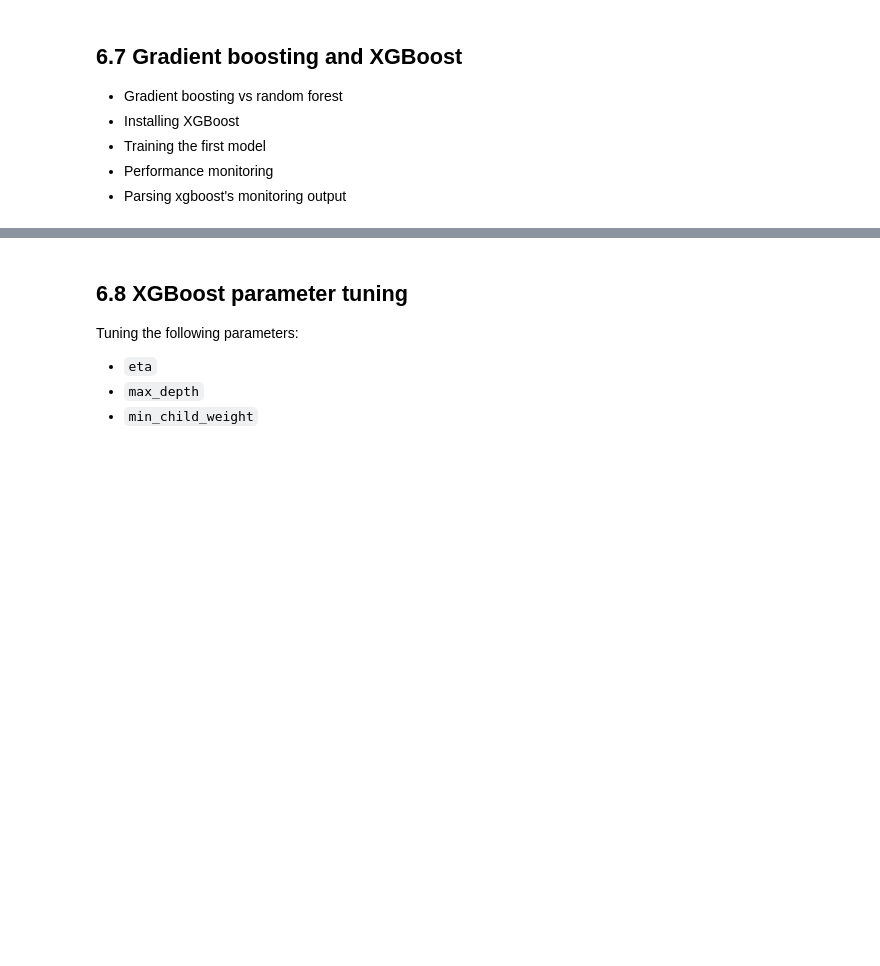
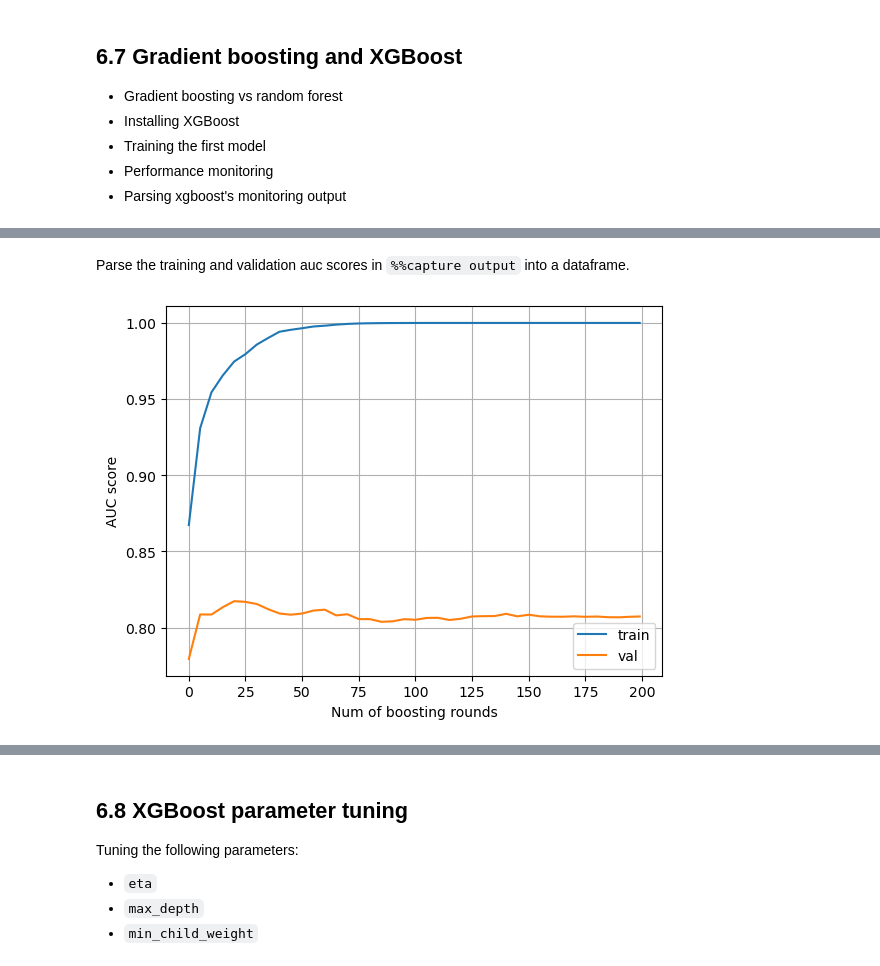
Before and after one commit to viviensiu/ml-zoomcamp, a Jupyter notebook: 6_trees/notebook.ipynb, the cells around one changed output, grey strips where cells are left out. Cells and saved outputs as stored; diff of their text form; code cells hidden in the pictures; blank space fills up the shorter version.

```diff
--- a/6_trees/notebook.ipynb
+++ b/6_trees/notebook.ipynb
@@ -831,3 +840,5 @@ print(s[:200])
+# %% [markdown]
+Parse the training and validation auc scores in `%%capture output` into a dataframe.
 # %%
 def parse_xgb_output(output):
     results = []
@@ -849,6 +860,12 @@ df_score = parse_xgb_output(output)
 # %%
 plt.plot(df_score.num_iter, df_score.train_auc, label='train')
 plt.plot(df_score.num_iter, df_score.val_auc, label='val')
+plt.xlabel("Num of boosting rounds")
+plt.ylabel("AUC score")
+plt.grid()
 plt.legend()
+plt.show()
+# %% [output]
+[figure, added]
 # %%
 plt.plot(df_score.num_iter, df_score.val_auc, label='val')
```
Also changed, not shown: parts of 47 cells of this notebook, 2 other files.
